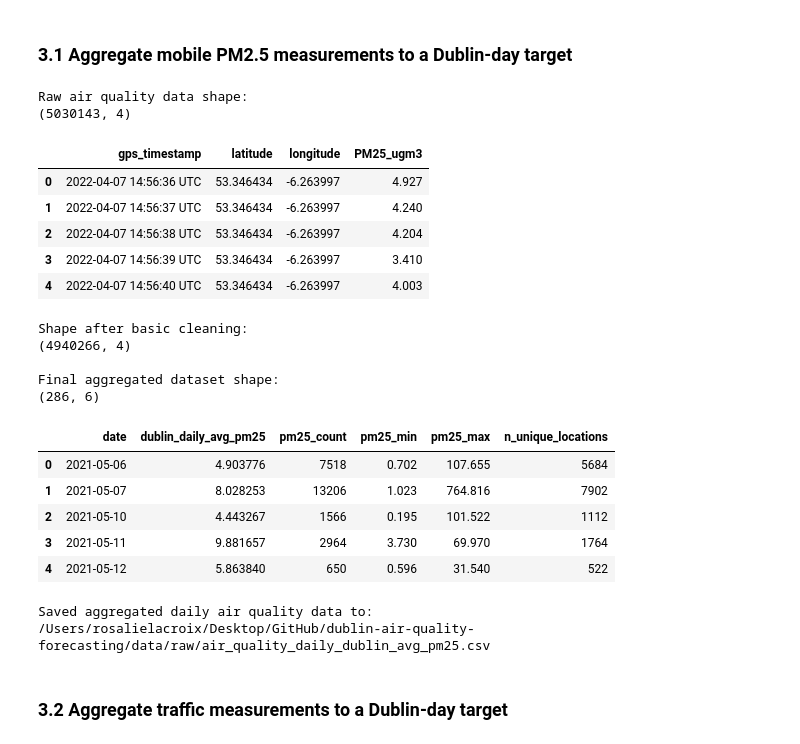
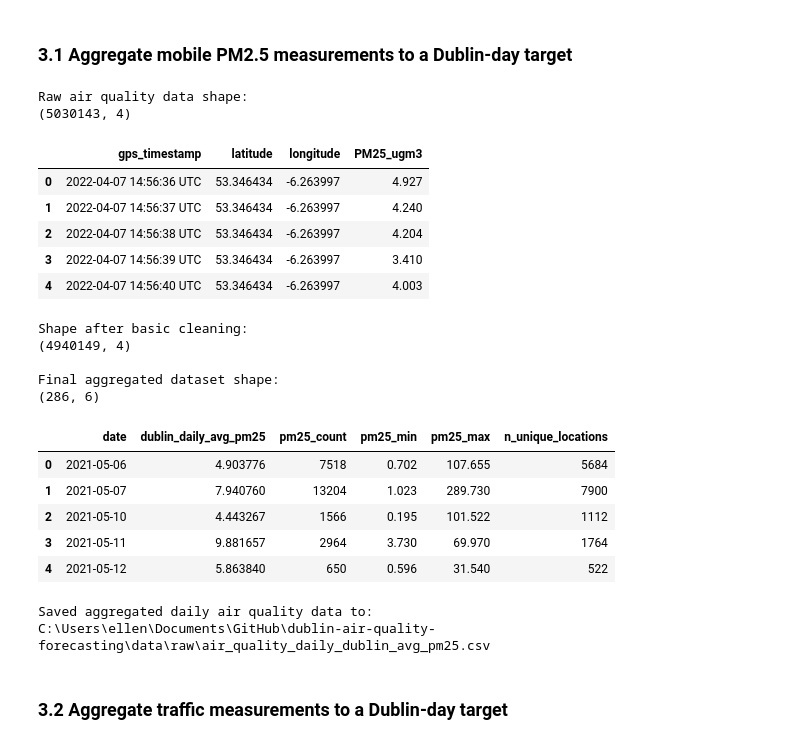
Before and after one commit to jako6f/dublin-air-quality-forecasting, a Jupyter notebook: notebooks/dublin_air_quality_forecasting.ipynb, the cells around one changed output. Cells and saved outputs as stored; diff of their text form; code cells hidden in the pictures.

```diff
--- a/notebooks/dublin_air_quality_forecasting.ipynb
+++ b/notebooks/dublin_air_quality_forecasting.ipynb
@@ -756,6 +803,8 @@ air_df["gps_timestamp"] = pd.to_datetime(
     errors="coerce",
     utc=True
 )
+
+air_df = air_df[air_df["PM25_ugm3"] <= 400] #assume measurement errors
 
 air_df = air_df.dropna(subset=["gps_timestamp", "latitude", "longitude", "PM25_ugm3"])
 
@@ -797,40 +846,40 @@ air_daily = (
 )
 
 print("\nFinal aggregated dataset shape:")
 print(air_daily.shape)
 
 display(air_daily.head())
 
 
 # -----------------------------
 # 5. Save output
 # -----------------------------
 output_path.parent.mkdir(parents=True, exist_ok=True)
 air_daily.to_csv(output_path, index=False)
 
 print(f"\nSaved aggregated daily air quality data to:\n{output_path}")
 # %% [output]
 Raw air quality data shape:
 (5030143, 4)
 |  | gps_timestamp | latitude | longitude | PM25_ugm3 |
 | 0 | 2022-04-07 14:56:36 UTC | 53.346434 | -6.263997 | 4.927 |
 | 1 | 2022-04-07 14:56:37 UTC | 53.346434 | -6.263997 | 4.240 |
 | 2 | 2022-04-07 14:56:38 UTC | 53.346434 | -6.263997 | 4.204 |
 | 3 | 2022-04-07 14:56:39 UTC | 53.346434 | -6.263997 | 3.410 |
 | 4 | 2022-04-07 14:56:40 UTC | 53.346434 | -6.263997 | 4.003 |
 Shape after basic cleaning:
-(4940266, 4)
+(4940149, 4)
 
 Final aggregated dataset shape:
 (286, 6)
 |  | date | dublin_daily_avg_pm25 | pm25_count | pm25_min | pm25_max | n_unique_locations |
 | 0 | 2021-05-06 | 4.903776 | 7518 | 0.702 | 107.655 | 5684 |
-| 1 | 2021-05-07 | 8.028253 | 13206 | 1.023 | 764.816 | 7902 |
+| 1 | 2021-05-07 | 7.940760 | 13204 | 1.023 | 289.730 | 7900 |
 | 2 | 2021-05-10 | 4.443267 | 1566 | 0.195 | 101.522 | 1112 |
 | 3 | 2021-05-11 | 9.881657 | 2964 | 3.730 | 69.970 | 1764 |
 | 4 | 2021-05-12 | 5.863840 | 650 | 0.596 | 31.540 | 522 |
 Saved aggregated daily air quality data to:
-/Users/rosalielacroix/Desktop/GitHub/dublin-air-quality-forecasting/data/raw/air_quality_daily_dublin_avg_pm25.csv
+C:\Users\ellen\Documents\GitHub\dublin-air-quality-forecasting\data\raw\air_quality_daily_dublin_avg_pm25.csv
 # %% [markdown]
 ### 3.2 Aggregate traffic measurements to a Dublin-day target
 # %%
```
Also changed, not shown: parts of 20 cells of this notebook, 2 other files.
